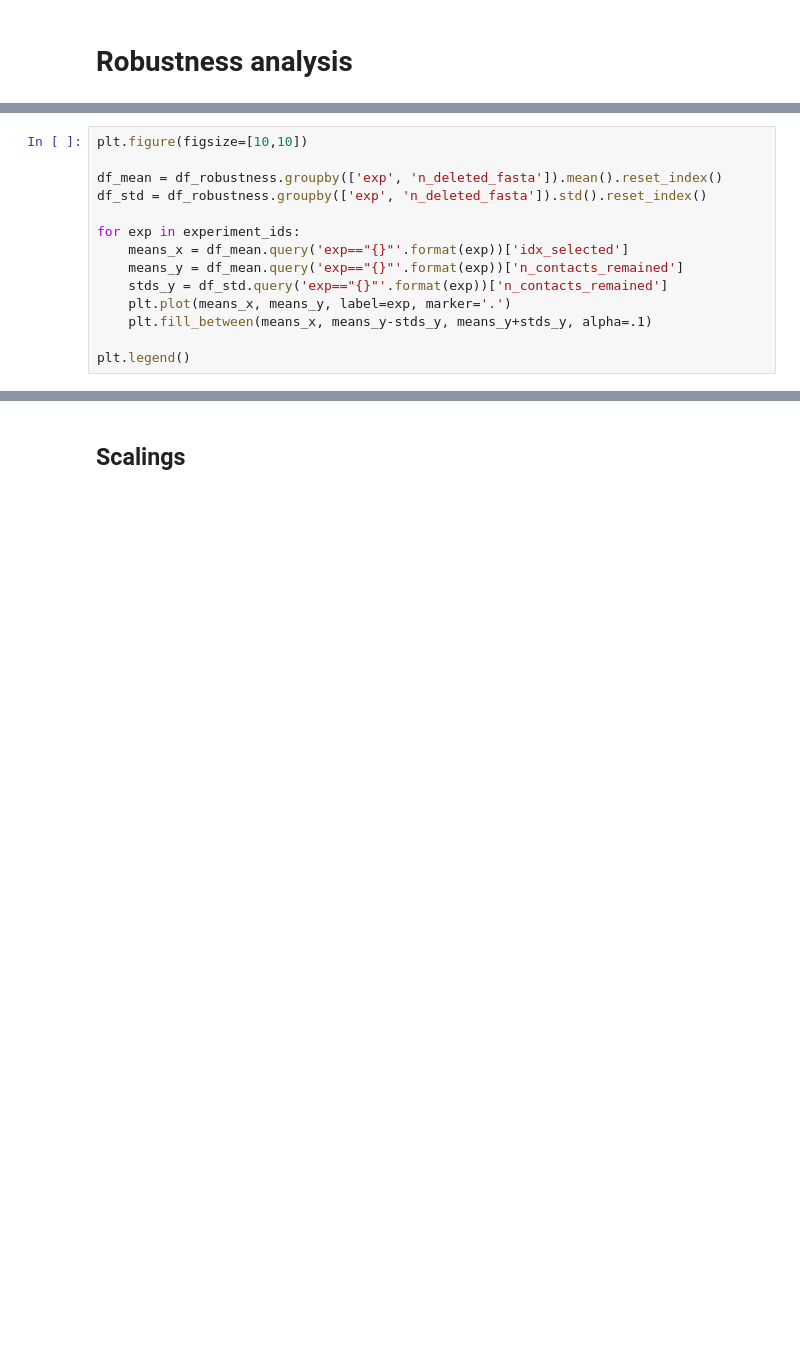
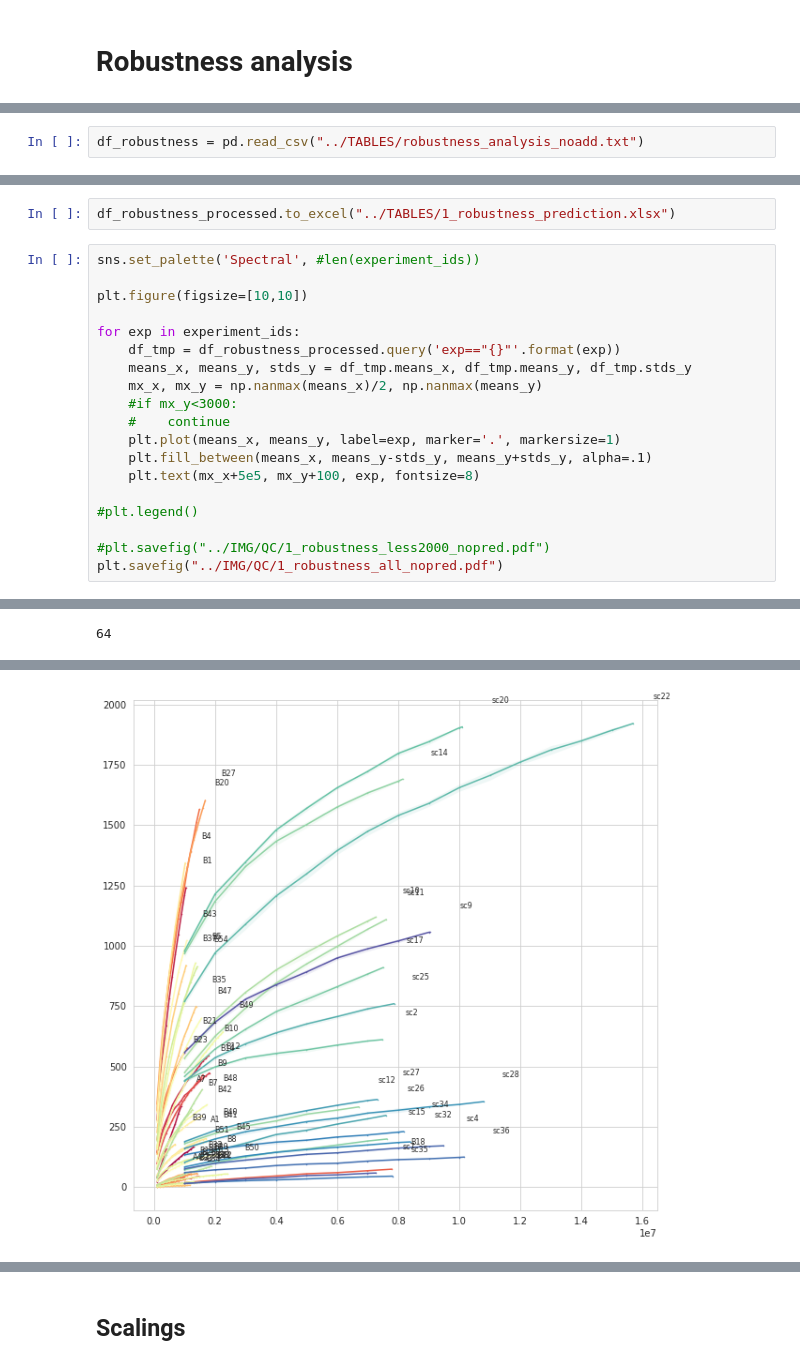
Before and after one commit to agalitsyna/sc_dros, a Jupyter notebook: WD/01_QC.ipynb, the cells around one changed output, grey strips where cells are left out. Drawn from its saved outputs; the diff is of its cells as text; blank space fills up the shorter version.

Commit message:
Robustness analysis added

```diff
--- a/WD/01_QC.ipynb
+++ b/WD/01_QC.ipynb
@@ -28,14 +19,0 @@ df_robustness['idx_selected'] = df_robustness['idx_total_fasta'] - df_robustness
-# %%
-plt.figure(figsize=[10,10])
-
-df_mean = df_robustness.groupby(['exp', 'n_deleted_fasta']).mean().reset_index()
-df_std = df_robustness.groupby(['exp', 'n_deleted_fasta']).std().reset_index()
-
-for exp in experiment_ids:
-    means_x = df_mean.query('exp=="{}"'.format(exp))['idx_selected']
-    means_y = df_mean.query('exp=="{}"'.format(exp))['n_contacts_remained']
-    stds_y = df_std.query('exp=="{}"'.format(exp))['n_contacts_remained']
-    plt.plot(means_x, means_y, label=exp, marker='.')
-    plt.fill_between(means_x, means_y-stds_y, means_y+stds_y, alpha=.1)
-
-plt.legend()
@@ -44,0 +20,2 @@ plt.legend()
+# %%
+df_robustness = pd.read_csv("../TABLES/robustness_analysis_noadd.txt")
@@ -44,0 +55,22 @@ plt.legend()
+# %%
+df_robustness_processed.to_excel("../TABLES/1_robustness_prediction.xlsx")
+# %%
+sns.set_palette('Spectral', #len(experiment_ids))
+
+plt.figure(figsize=[10,10])
+
+for exp in experiment_ids:
+    df_tmp = df_robustness_processed.query('exp=="{}"'.format(exp))
+    means_x, means_y, stds_y = df_tmp.means_x, df_tmp.means_y, df_tmp.stds_y
+    mx_x, mx_y = np.nanmax(means_x)/2, np.nanmax(means_y)
+    #if mx_y<3000:
+    #    continue
+    plt.plot(means_x, means_y, label=exp, marker='.', markersize=1)
+    plt.fill_between(means_x, means_y-stds_y, means_y+stds_y, alpha=.1)
+    plt.text(mx_x+5e5, mx_y+100, exp, fontsize=8)
+
+#plt.legend()
+
+#plt.savefig("../IMG/QC/1_robustness_less2000_nopred.pdf")
+plt.savefig("../IMG/QC/1_robustness_all_nopred.pdf")
+# %% [output]
@@ -44,0 +78 @@ plt.legend()
+64
@@ -44,0 +81 @@ plt.legend()
+[figure, added]
```
Also changed, not shown: parts of 14 cells of this notebook, 12 other files.
